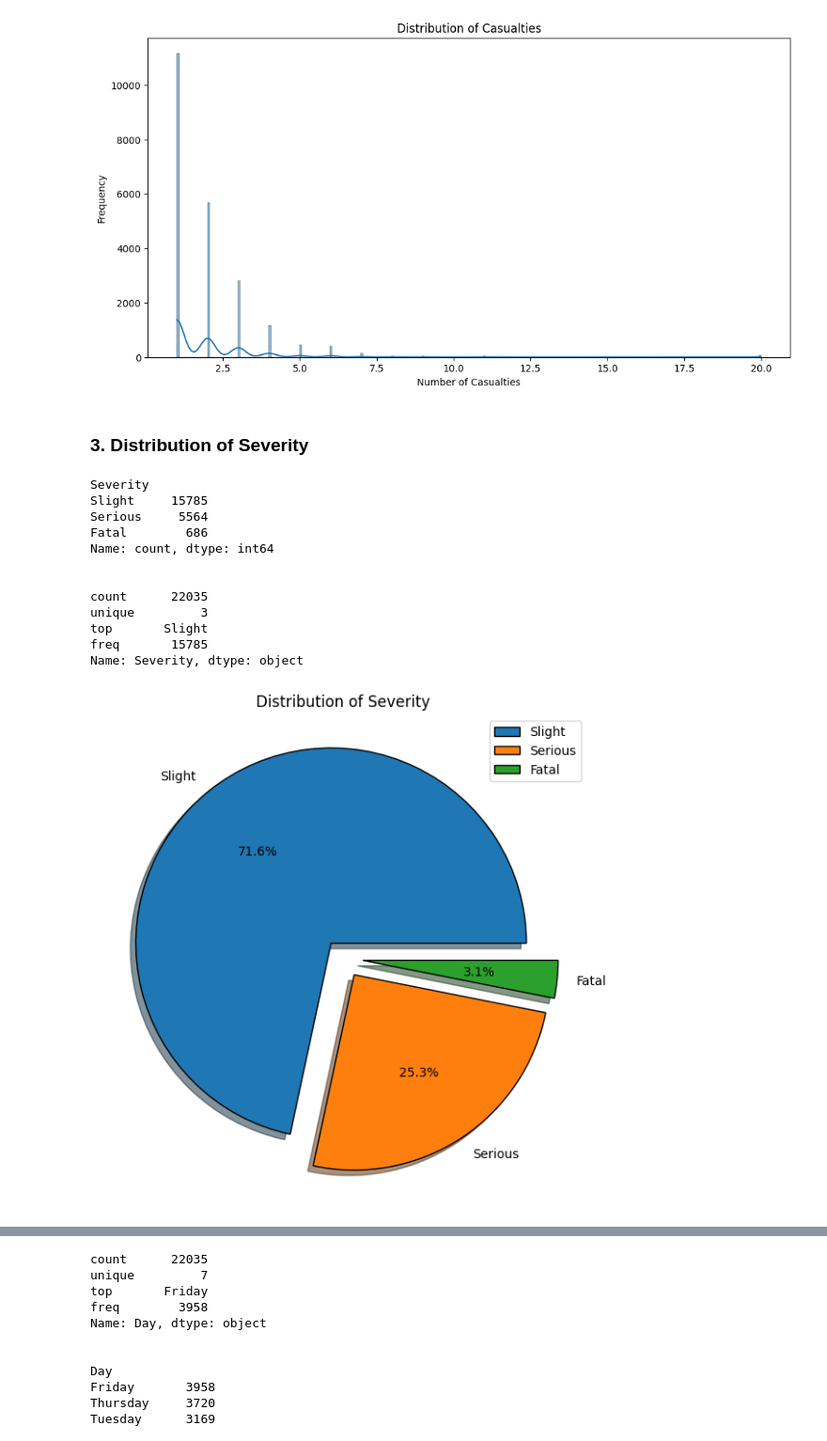
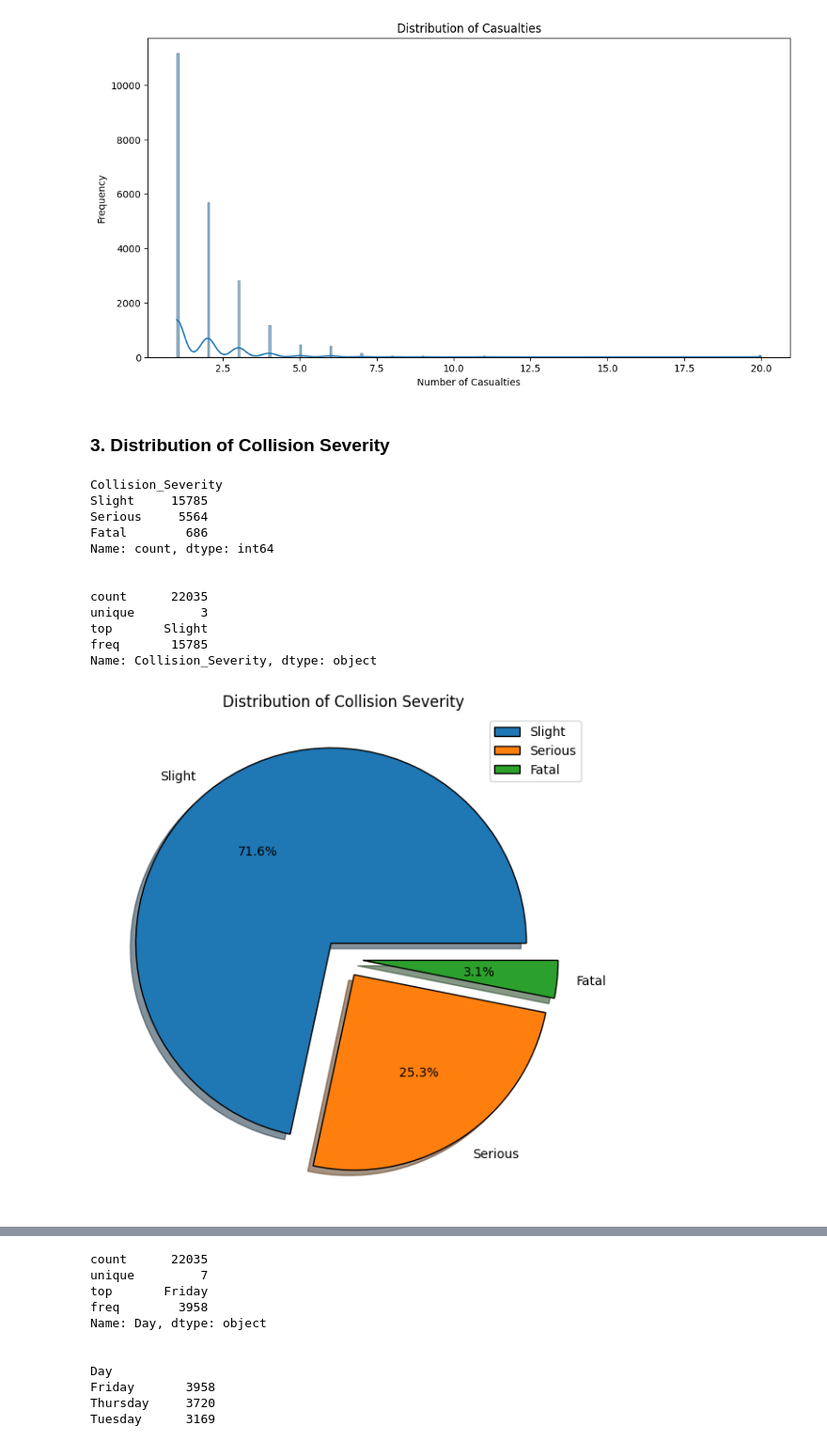
Before and after one commit to Olatunjiomotayo/Cambridgeshire-Road-Traffic-Collision, a Jupyter notebook: RTC_to_bi.ipynb, the cells around one changed output, grey strips where cells are left out. Shown at 94% size. Cells and saved outputs as stored; diff of their text form; code cells hidden in the pictures.

```diff
--- a/RTC_to_bi.ipynb
+++ b/RTC_to_bi.ipynb
@@ -726,6 +736,7 @@ Merged_df["Time_of_Day"] = Merged_df["Time_of_Day"].astype("category")
 ### **Standardise the Columns Names**
 # %%
 Merged_df.rename(columns = {
+    "Severity" : "Collision_Severity",
     "No._Vehicles" : "Number_of_Vehicles",
     "No._Casualties" : "Number_of_Casualties",
     "Local_Authority_(assigned_by_police)": "Local_Authority",
@@ -764,7 +775,7 @@ Index(['Severity', 'Number_of_Vehicles', 'Number_of_Casualties', 'Day',
       dtype='object')
 # %%
 # Reorder columns
-Merged_df = Merged_df[["Number_of_Vehicles", "Number_of_Casualties", "Severity", "Hour", "Time_of_Day",
+Merged_df = Merged_df[["Number_of_Vehicles", "Number_of_Casualties", "Collision_Severity", "Hour", "Time_of_Day",
        "Day", "Month", "Year", "Local_Authority", "Speed_Limit", "Lighting_Conditions",
        "Weather", "Road_Conditions", "Driver_Sex", "Driver_Age", "Vehicle_Type_Group",
        "Casualty_Type", "Casualty_Age", "Casualty_Severity", "Casualty_Vehicle_Group"]]
@@ -865,47 +876,47 @@ Name: count, dtype: int64
 Text(0, 0.5, 'Frequency')
 [figure]
 # %% [markdown]
-### **3. Distribution of Severity**
+### **3. Distribution of Collision Severity**
 # %%
 # Value count of Severity
-Severity = Merged_df["Severity"].value_counts()
+Severity = Merged_df["Collision_Severity"].value_counts()
 print(Severity)
 
 print("\n")
 
 # Descriptive Analysis of Severity
-Severity_description = Merged_df["Severity"].describe()
+Severity_description = Merged_df["Collision_Severity"].describe()
 print(Severity_description)
 
 print("\n")
 
 # Plot the pie chart
 explode = (0.1, 0.1, 0.1)
 
 plt.figure(figsize=(9, 7))
-Merged_df['Severity'].value_counts().plot.pie(
+Merged_df["Collision_Severity"].value_counts().plot.pie(
     autopct='%1.1f%%',
     explode=explode,
     shadow=True,
-    wedgeprops={'edgecolor': 'black'}
+    wedgeprops={"edgecolor": "black"}
 )
 
-plt.title("Distribution of Severity")
-plt.ylabel('')
+plt.title("Distribution of Collision Severity")
+plt.ylabel("")
 plt.legend()
 
 plt.show()
 # %% [output]
-Severity
+Collision_Severity
 Slight     15785
 Serious     5564
 Fatal        686
 Name: count, dtype: int64
 
 
 count      22035
 unique         3
 top       Slight
 freq       15785
-Name: Severity, dtype: object
+Name: Collision_Severity, dtype: object
-[figure, old version]
+[figure, new version]
```
Also changed, not shown: parts of 90 cells of this notebook.
